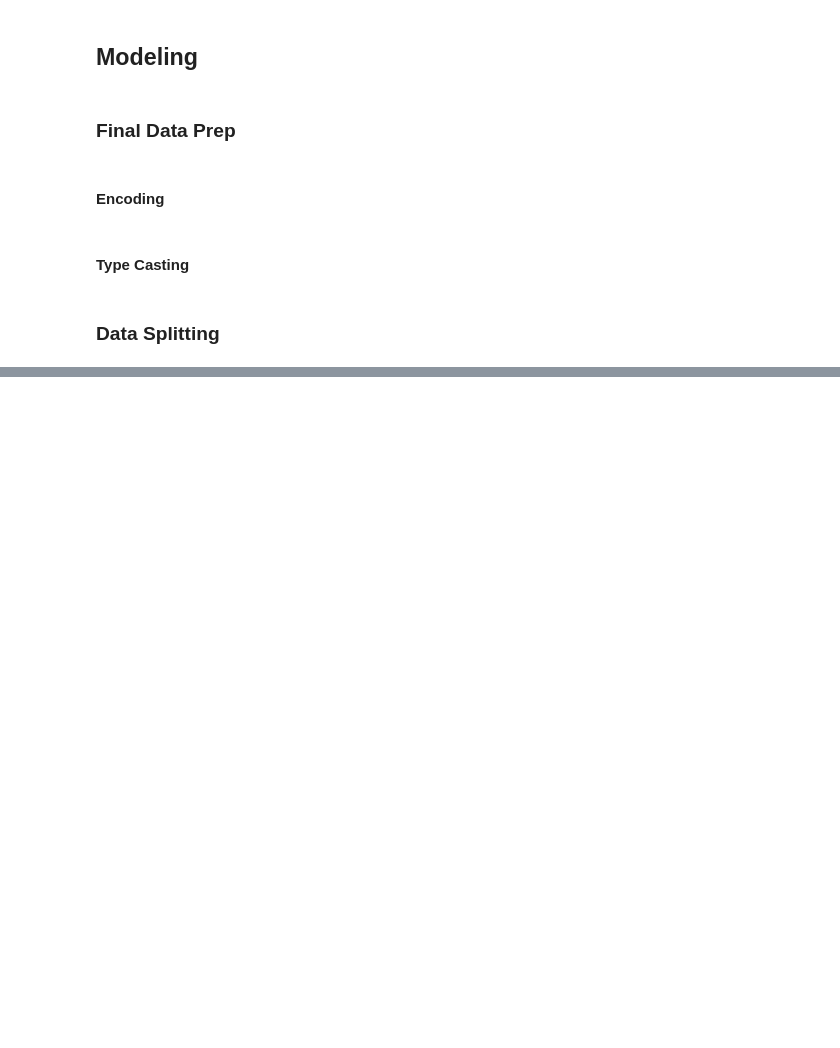
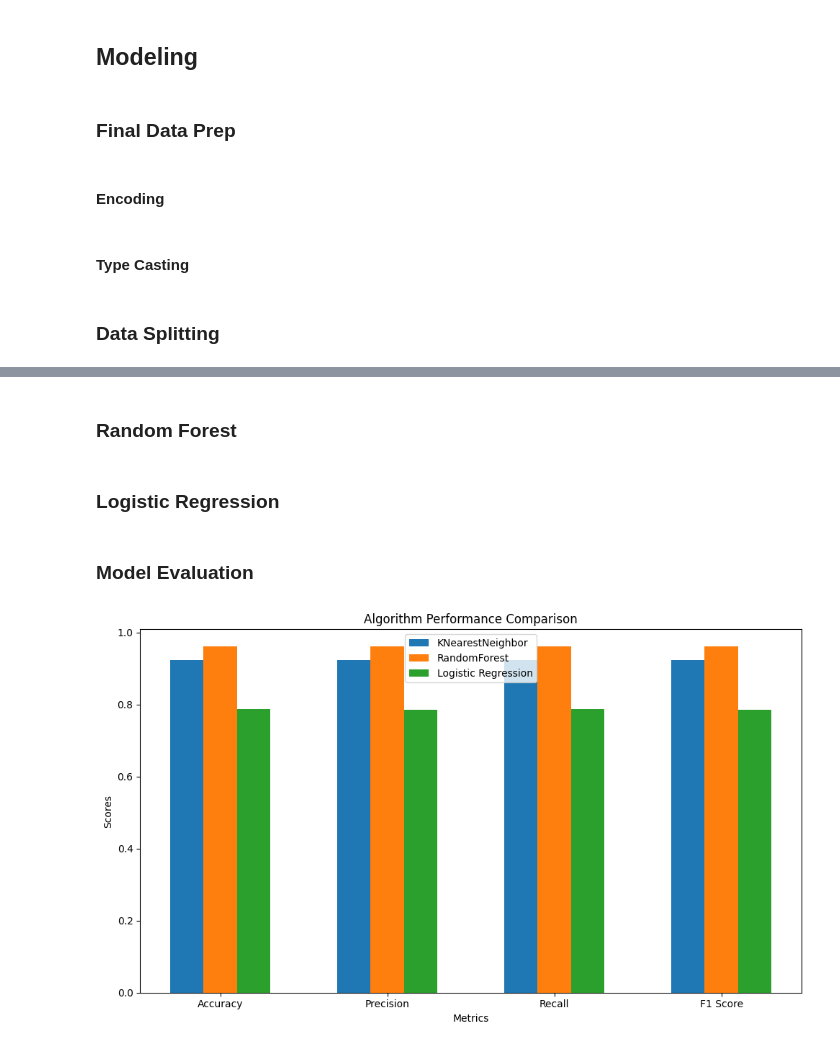
Before and after one commit to AuspicesAI/ScytheEx-Hackathon, a Jupyter notebook: ai-engine/notebooks/Rbot/RbotModelling.ipynb, the cells around one changed output, grey strips where cells are left out. Cells and saved outputs as stored; diff of their text form; code cells hidden in the pictures; blank space fills up the shorter version.

Commit message:
Rbot model added, UI ready for backend

```diff
--- a/ai-engine/notebooks/Rbot/RbotModelling.ipynb
+++ b/ai-engine/notebooks/Rbot/RbotModelling.ipynb
@@ -102,7 +105,6 @@ for column in columns_to_encode:
 # %%
 df["Bytes"] = df["Bytes"].astype("float64")
 df["Duration"] = df["Duration"].astype("float64")
-df["Flows"] = df["Flows"].astype("float64")
 df["Packets"] = df["Packets"].astype("float64")
 df = df.reset_index()
 # %% [markdown]
@@ -125,0 +132,16 @@ save_as_pickle(r"../../variables/Rbot/scaler.pkl", scaler)
+# %%
+#! Model Evaluation
+test_size = 0.3
+iterations = 30
+
+#! KNN
+n_neighbors = 5
+knn_train_model = KNeighborsClassifier(n_neighbors=n_neighbors)
+
+#! Random Forest
+n_estimators = 100  # You can adjust this number as needed
+rf_train_model = RandomForestClassifier(n_estimators=n_estimators)
+
+#! Logistic Regression
+max_iter = 5000
+logreg_model = LogisticRegression(max_iter=max_iter)
@@ -125,0 +150,3 @@ save_as_pickle(r"../../variables/Rbot/scaler.pkl", scaler)
+# %%
+X = df.drop("Label", axis=1)
+y = df["Label"]
@@ -125,0 +155,7 @@ save_as_pickle(r"../../variables/Rbot/scaler.pkl", scaler)
+# %%
+knn_normal = prisma.MachineLearning()
+knn_normal_metrics, avg_knn_normal_metrics, knn_normal_model = (
+    knn_normal.evaluate_model(X, y, test_size, iterations, knn_train_model)
+)
+# %% [markdown]
+### Random Forest
@@ -125,0 +169,2 @@ save_as_pickle(r"../../variables/Rbot/scaler.pkl", scaler)
+# %% [markdown]
+### Logistic Regression
@@ -125,0 +178,9 @@ save_as_pickle(r"../../variables/Rbot/scaler.pkl", scaler)
+# %% [markdown]
+### Model Evaluation
+# %%
+normal_metrics = {"KNearestNeighbor":avg_knn_normal_metrics, "RandomForest":avg_rf_normal_metrics, "Logistic Regression":avg_logreg_normal_metrics}
+plot = prisma.Plotting(df)
+
+plot.plot_algorithm_comparison(normal_metrics)
+# %% [output]
+[figure, added]
```
Also changed, not shown: parts of 9 cells of this notebook, 32 other files.
